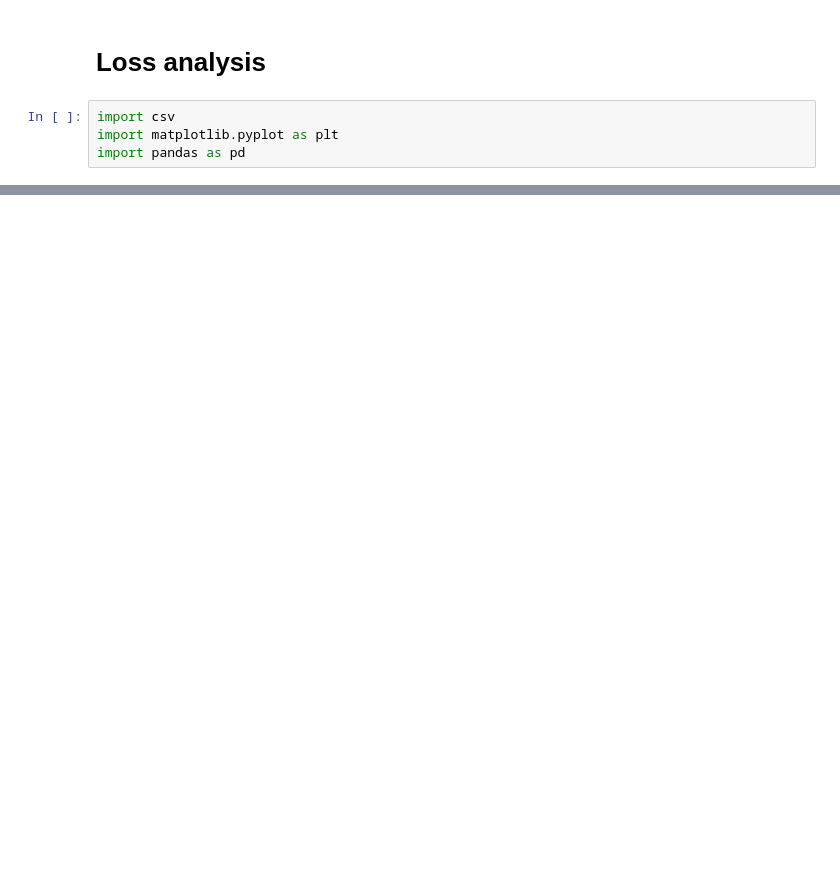
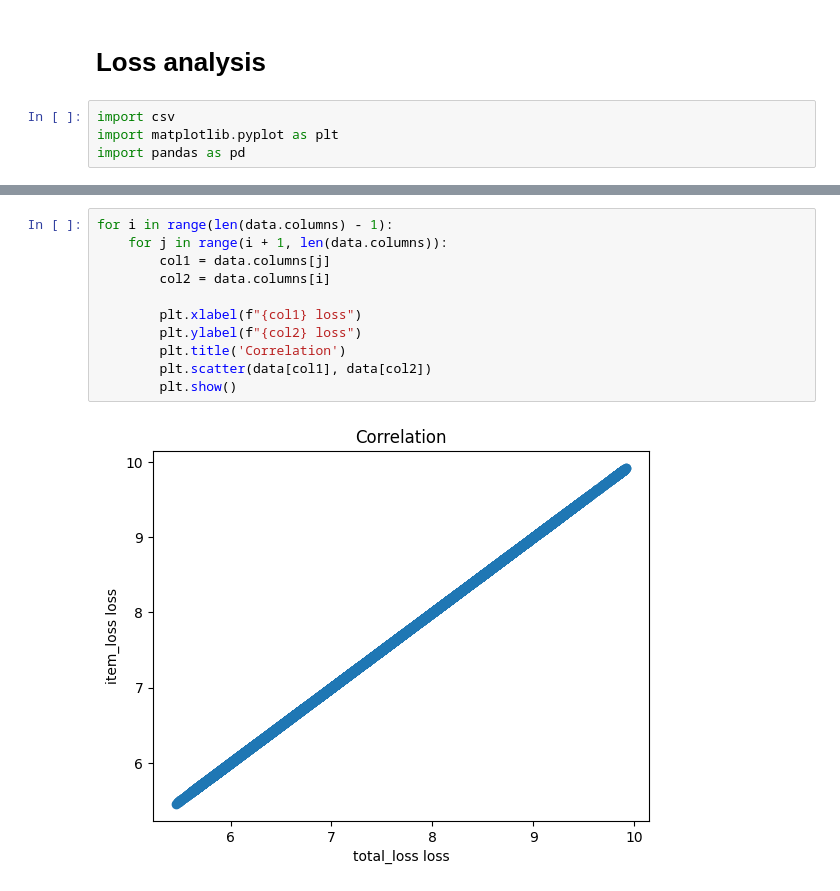
Before and after one commit to PiotrStachowicz/SequentialRecommendation, a Jupyter notebook: recbole/data/dataset/data_analysis/loss_analysis.ipynb, the cells around one changed output, grey strips where cells are left out. Saved outputs shown, nothing was run; the diff lists cells and outputs as text; blank space fills up the shorter version.

```diff
--- a/recbole/data/dataset/data_analysis/loss_analysis.ipynb
+++ b/recbole/data/dataset/data_analysis/loss_analysis.ipynb
@@ -27,0 +28,13 @@ for col_name in data.columns:
+# %%
+for i in range(len(data.columns) - 1):
+    for j in range(i + 1, len(data.columns)):
+        col1 = data.columns[j]
+        col2 = data.columns[i]
+
+        plt.xlabel(f"{col1} loss")
+        plt.ylabel(f"{col2} loss")
+        plt.title('Correlation')
+        plt.scatter(data[col1], data[col2])
+        plt.show()
+# %% [output]
+[figure, added]
```
Also changed, not shown: parts of 2 cells of this notebook, 2 other files.
